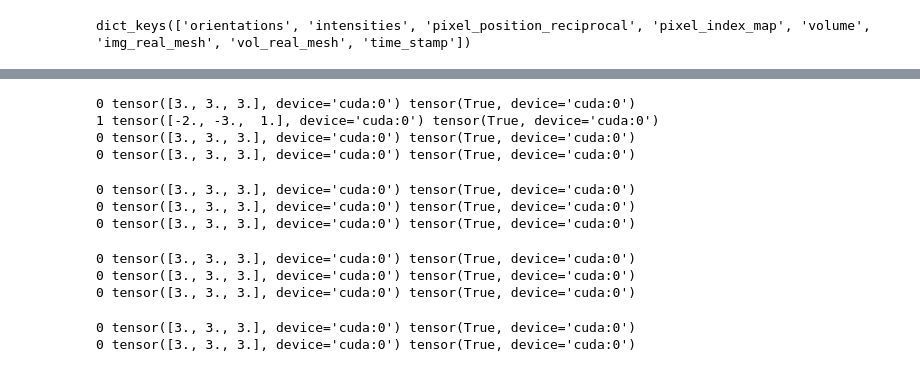
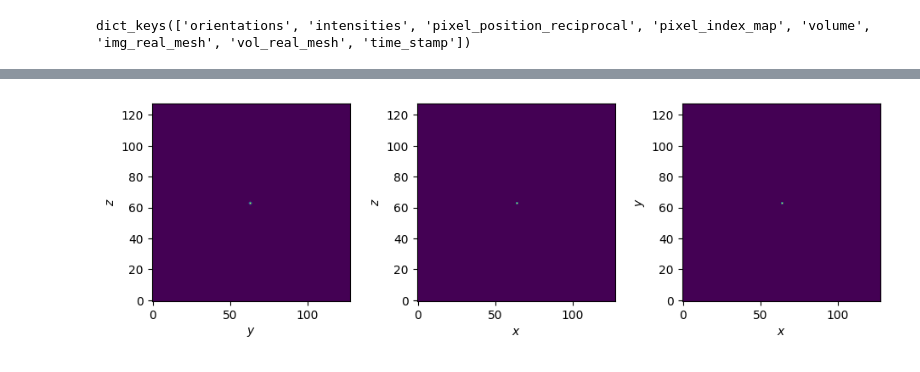
Before and after one commit to zhantaochen/neurorient, a Jupyter notebook: prepare_spinifel.ipynb, the cells around one changed output, grey strips where cells are left out. Saved outputs shown, nothing was run; the diff lists cells and outputs as text; code cells hidden in the pictures.

```diff
--- a/prepare_spinifel.ipynb
+++ b/prepare_spinifel.ipynb
@@ -79,16 +124,7 @@ plt.imshow(intensity_pred.clip(intensity_pred.max() * 1e-5)[...,64].detach().cpu
 # %%
-phase_retriever = PhaseRetriever(n_phase_loops=10, beta_HIO=0.3, beta_DM=0.3, shrink_wrap_method='max')
-rho_phased, support_phased = phase_retriever.phase(intensity_pred.clip(intensity_pred.max() * 1e-5).sqrt())
+phase_retriever = PhaseRetriever(n_phase_loops=100, beta_HIO=0.3, beta_DM=0.3, shrink_wrap_method='max')
+rho_phased, support_phased = phase_retriever.phase(intensity_pred.clip(intensity_pred.max() * 1e-5).sqrt().to(device))
+# rho_phased, support_phased = phase_retriever.phase(torch.from_numpy(intensity_pred - intensity_pred.min()).sqrt().to(device))
+display_volumes(rho_phased, closefig=False, vmin=0)
 # %% [output]
-0 tensor([3., 3., 3.], device='cuda:0') tensor(True, device='cuda:0')
-1 tensor([-2., -3.,  1.], device='cuda:0') tensor(True, device='cuda:0')
-0 tensor([3., 3., 3.], device='cuda:0') tensor(True, device='cuda:0')
-0 tensor([3., 3., 3.], device='cuda:0') tensor(True, device='cuda:0')
-0 tensor([3., 3., 3.], device='cuda:0') tensor(True, device='cuda:0')
-0 tensor([3., 3., 3.], device='cuda:0') tensor(True, device='cuda:0')
-0 tensor([3., 3., 3.], device='cuda:0') tensor(True, device='cuda:0')
-0 tensor([3., 3., 3.], device='cuda:0') tensor(True, device='cuda:0')
-0 tensor([3., 3., 3.], device='cuda:0') tensor(True, device='cuda:0')
-0 tensor([3., 3., 3.], device='cuda:0') tensor(True, device='cuda:0')
-0 tensor([3., 3., 3.], device='cuda:0') tensor(True, device='cuda:0')
-0 tensor([3., 3., 3.], device='cuda:0') tensor(True, device='cuda:0')
+[figure, added]
```
Also changed, not shown: parts of 24 cells of this notebook, 3 other files.
